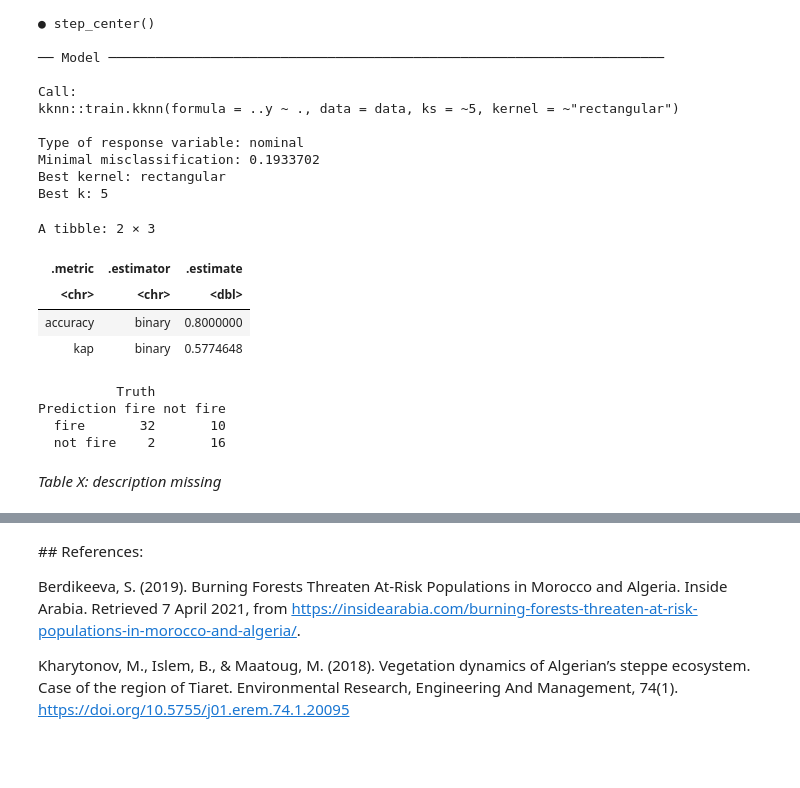
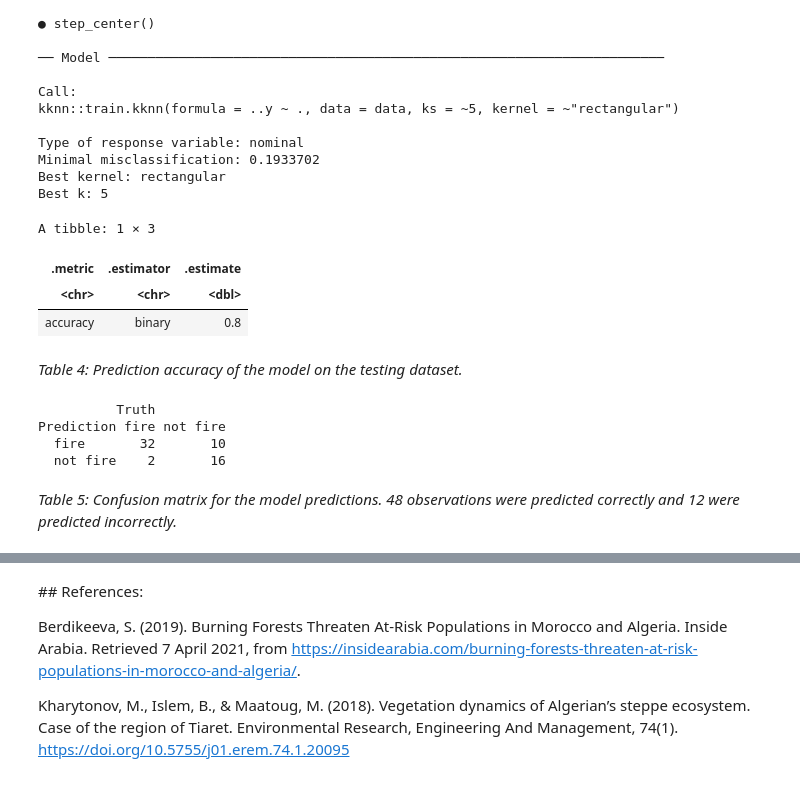
Before and after one commit to deckyblue/DSCI100_Final_Project, a Jupyter notebook: DSCI_project.ipynb, the cells around one changed output, grey strips where cells are left out. Cells and saved outputs as stored; diff of their text form; code cells hidden in the pictures; blank space fills up the shorter version.

```diff
--- a/DSCI_project.ipynb
+++ b/DSCI_project.ipynb
@@ -118,0 +139,4 @@ A tibble: 6 × 11
+# %%
+forest_fire <- forest_fire_original %>%
+  select(Temperature, RH, Rain, Ws, Class)
+head(forest_fire)
@@ -412,23 +386,26 @@ Best k: 5
 # %%
 forest_fire_predictions <- predict(forest_fire_fit, forest_fire_test) %>%
       bind_cols(forest_fire_test)
 
 forest_fire_metrics <- forest_fire_predictions %>%
-        metrics(truth = Class, estimate = .pred_class)
+        metrics(truth = Class, estimate = .pred_class)%>%
+        filter(.metric == "accuracy")
 forest_fire_metrics
-
-forest_fire_conf_mat <- forest_fire_predictions %>%
-    conf_mat(truth = Class, estimate = .pred_class)
-forest_fire_conf_mat
 # %% [output]
-A tibble: 2 × 3
+A tibble: 1 × 3
 | .metric | .estimator | .estimate |
 | <chr> | <chr> | <dbl> |
-| accuracy | binary | 0.8000000 |
-| kap | binary | 0.5774648 |
+| accuracy | binary | 0.8 |
-          Truth
-Prediction fire not fire
-  fire       32       10
-  not fire    2       16
-# %% [markdown]
-<i>Table X: description missing</i>
+# %% [markdown]
+*Table 4: Prediction accuracy of the model on the testing dataset.*
+# %%
+forest_fire_conf_mat <- forest_fire_predictions %>%
+    conf_mat(truth = Class, estimate = .pred_class)
+forest_fire_conf_mat
+# %% [output]
+          Truth
+Prediction fire not fire
+  fire       32       10
+  not fire    2       16
+# %% [markdown]
+<i>Table 5: Confusion matrix for the model predictions. 48 observations were predicted correctly and 12 were predicted incorrectly.</i>
```
Also changed, not shown: parts of 28 cells of this notebook.
